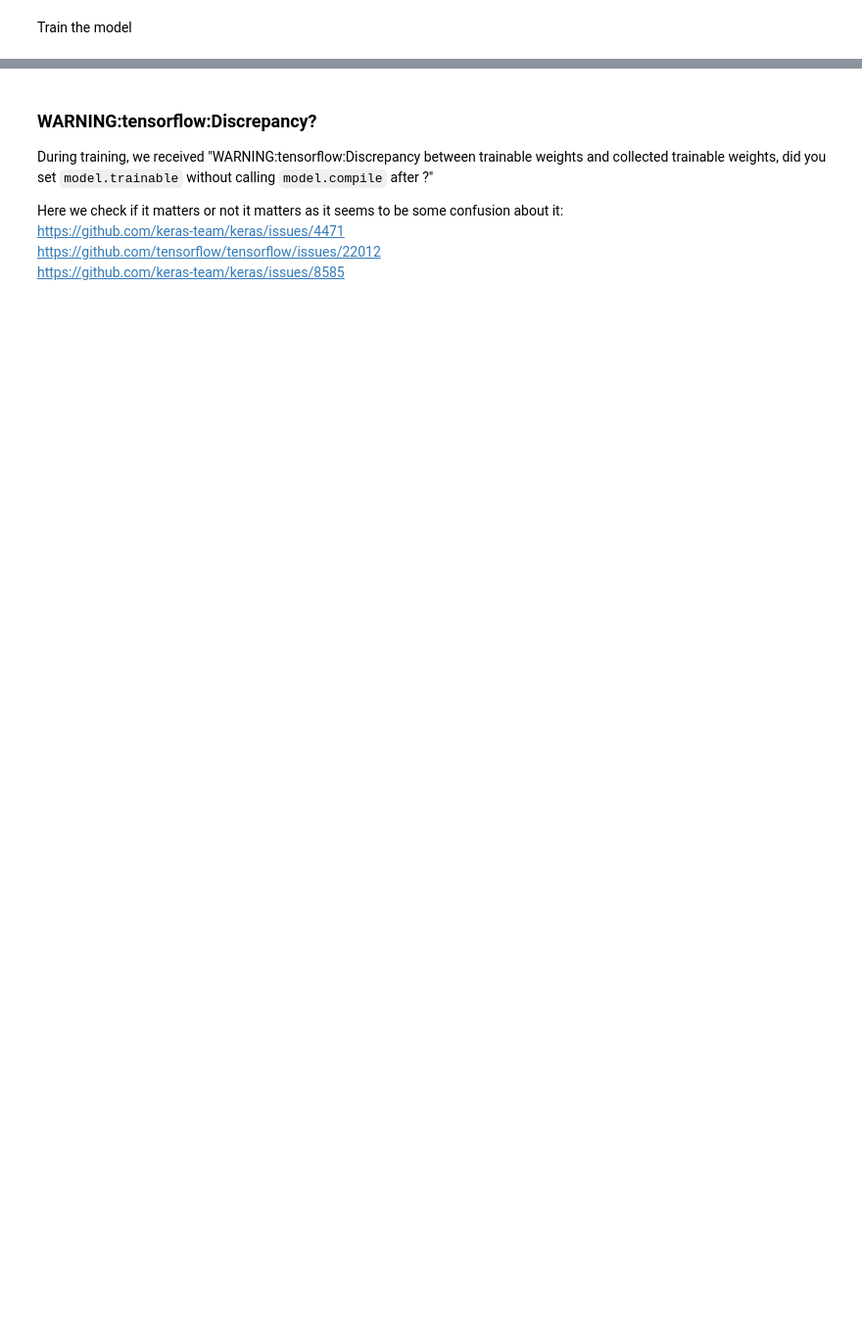
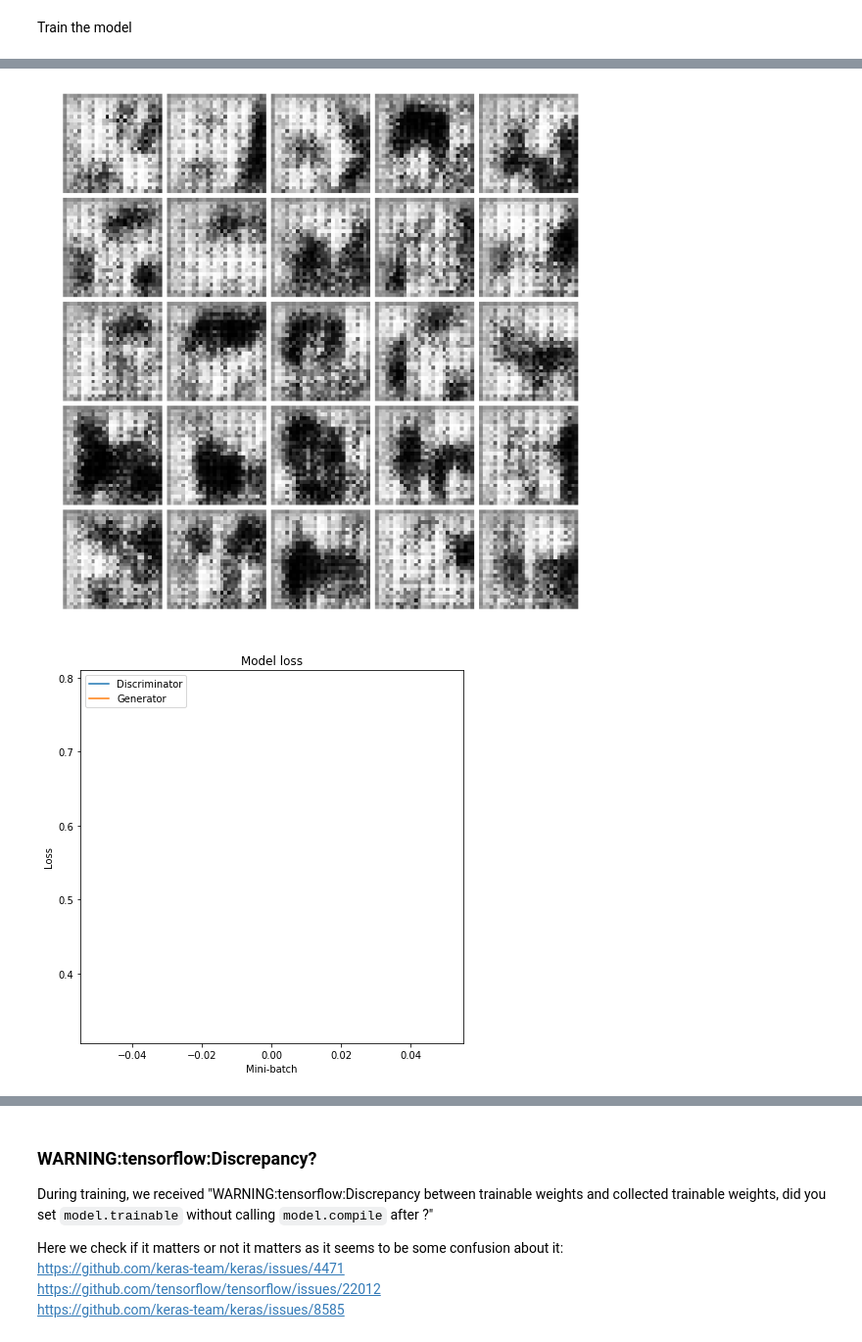
Before and after one commit to ElersA/DCGAN-MNIST, a Jupyter notebook: Project.ipynb, the cells around one changed output, grey strips where cells are left out. Shown at 98% size. Drawn from its saved outputs; the diff is of its cells as text; code cells hidden in the pictures; blank space fills up the shorter version.

```diff
--- a/Project.ipynb
+++ b/Project.ipynb
@@ -179,15 +183,15 @@ def buildGenerator():
     """
 
     model = tf.keras.Sequential()
-    model.add(layers.Dense(units=7*7*32,input_shape=(1,1,100),
-                           kernel_initializer=tf.keras.initializers.RandomNormal(stddev=0.02), use_bias=False))
+    model.add(layers.Dense(units=7*7*128,input_shape=(1,1,100)
+                           ,kernel_initializer=tf.keras.initializers.RandomNormal(stddev=0.02), use_bias=False))
     model.add(layers.BatchNormalization(scale=False, center=False))
-
     model.add(layers.ReLU())
-    model.add(layers.Reshape(target_shape=(7,7,32)))
+    model.add(layers.Reshape(target_shape=(7,7,128)))
     # Read the link below to understand output shapes of Conv2DTranspose
     # https://stackoverflow.com/questions/50683039/conv2d-transpose-output-shape-using-formula
     # Output shape: (batch, new_rows, new_cols, filters)
+
 
     model.add(layers.Conv2DTranspose(filters=64, kernel_size=5, strides=2, padding="same",
                                      kernel_initializer=tf.keras.initializers.RandomNormal(stddev=0.02), use_bias=False))
@@ -206,34 +210,35 @@ def buildDiscriminator():
     """
     Constructs the discriminator part of the DCGAN
     """
+    ##########
+    # Layers #
+    ##########
 
     model = tf.keras.Sequential()
 
-
+    # Input is batchx28x28x1
     model.add(layers.Conv2D(input_shape=(28, 28, 1), filters=64,
                             kernel_size=3, strides=2, padding="same",
                             kernel_initializer=tf.keras.initializers.RandomNormal(stddev=0.02), use_bias=False))
+
     model.add(layers.LeakyReLU(alpha=0.2))
 
-    model.add(layers.Conv2D(filters=32, kernel_size=3,
+    # Input is batchx14x14x???
+    model.add(layers.Conv2D(filters=128, kernel_size=3,
                             strides=2, padding="same",
                             kernel_initializer=tf.keras.initializers.RandomNormal(stddev=0.02), use_bias=False))
     model.add(layers.BatchNormalization(scale=False, center=False))
     model.add(layers.LeakyReLU(alpha=0.2))
-    model.add(layers.Dropout(rate=0.5))
 
-    model.add(layers.LeakyReLU(alpha=0.2)) # We should be able to remove this
-
-    model.add(layers.Flatten())
-    model.add(layers.Dense(units=7*7*32 ,
-                           kernel_initializer=tf.keras.initializers.RandomNormal(stddev=0.02), use_bias=False))
+    model.add(layers.Flatten()) # Output is batchx7*7*128
+    model.add(layers.Dense(units=256, kernel_initializer=tf.keras.initializers.RandomNormal(stddev=0.02), use_bias=False))
     model.add(layers.BatchNormalization(scale=False, center=False))
     model.add(layers.Dropout(rate=0.5))
 
     model.add(layers.LeakyReLU(alpha=0.2))
-    model.add(layers.Dense(units=1,
-                           kernel_initializer=tf.keras.initializers.RandomNormal(stddev=0.02),
-                           activation=tf.nn.sigmoid))
+
+    model.add(layers.Dense(units=1, kernel_initializer=tf.keras.initializers.RandomNormal(stddev=0.02),
+                        activation=tf.nn.sigmoid))
 
     model.summary()
 
@@ -351,7 +356,7 @@ for epoch in range(num_epochs):
     test_imgs = generator.predict_on_batch(test_noise) # Generates batch_size number of images
 
     # Plot a grid of generated images after each epoch
-    plotGeneratedImages(test_imgs, os.path.join(imgPath, f"epoch{epoch}")
+    plotGeneratedImages(test_imgs, os.path.join(imgPath, f"epoch{epoch}"))
 
     # Plot losses after each epoch
     plotLoss(d_losses, g_losses, os.path.join(lossPath, f"epoch{epoch}"))
@@ -374,0 +394,2 @@ InternalError: Blas GEMM launch failed : a.shape=(32, 100), b.shape=(100, 1568),
+[figure, added]
+[figure, added]
```
Also changed, not shown: parts of 6 cells of this notebook.
